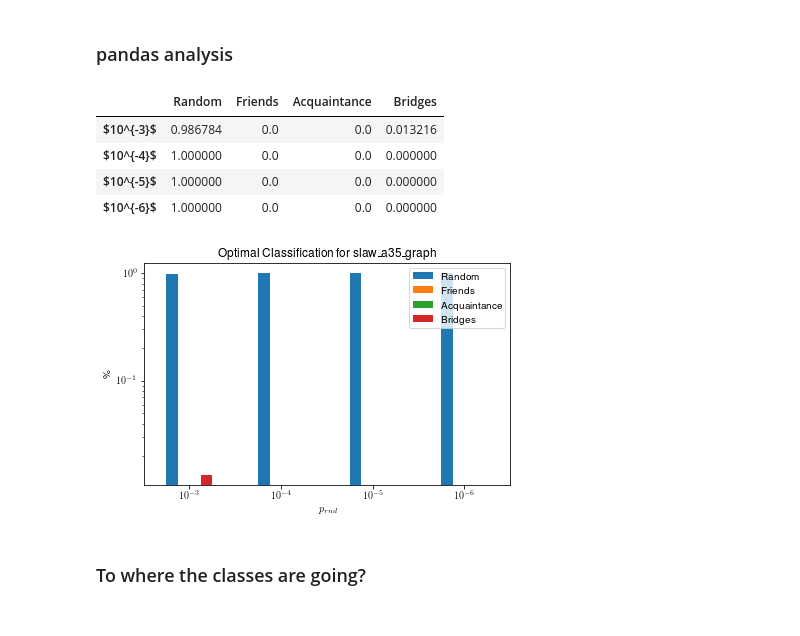
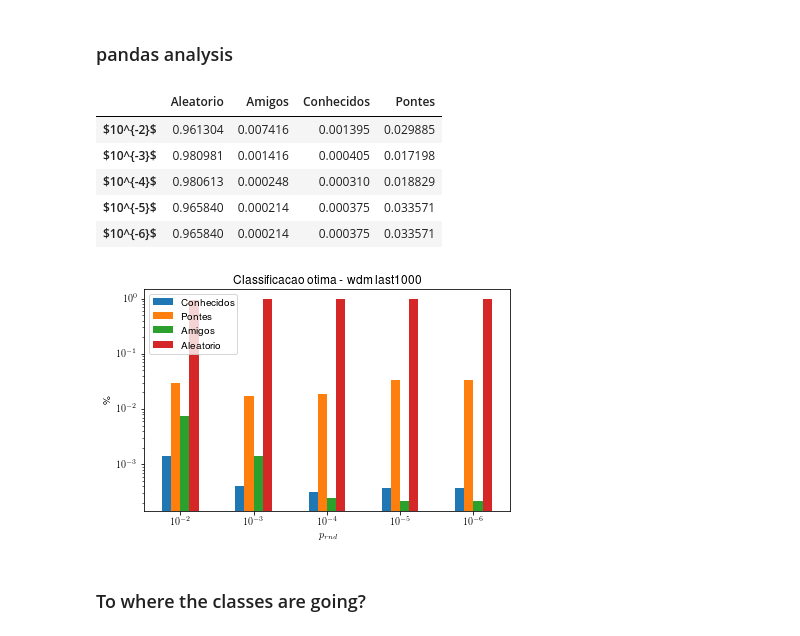
Before and after one commit to guilhermeleobas/recastd, a Jupyter notebook: python/notebooks/acertos_erros.ipynb, the cells around one changed output. Drawn from its saved outputs; the diff is of its cells as text; code cells hidden in the pictures.

```diff
--- a/python/notebooks/acertos_erros.ipynb
+++ b/python/notebooks/acertos_erros.ipynb
@@ -144,3 +171,6 @@ def classificacao_otima (cls, base):
         if base[(x, y)] == c1 == c2:
             opt[c1] += 1
     return opt
+# %%
+otimo2 = classificacao_otima (classifier2, base2)
+otimo2
@@ -168,6 +200,7 @@ otimo6
 ### pandas analysis
 # %%
 df = pd.DataFrame.from_dict ({
+    '$10^{-2}$': otimo2,
     '$10^{-3}$': otimo3,
     '$10^{-4}$': otimo4,
     '$10^{-5}$': otimo5,
@@ -175,30 +208,33 @@ df = pd.DataFrame.from_dict ({
 })
 
 df = df.transpose()
-df.columns = ['Random', 'Friends', 'Acquaintance', 'Bridges']
+df.columns = ['Aleatorio', 'Amigos', 'Conhecidos', 'Pontes']
 # %%
 df['sum'] = df.sum(axis=1)
-df = df.loc[:, 'Random':'Bridges'].div(df['sum'], axis=0)
+df = df.loc[:, 'Aleatorio':'Pontes'].div(df['sum'], axis=0)
 df
 # %% [output]
-|  | Random | Friends | Acquaintance | Bridges |
-| $10^{-3}$ | 0.986784 | 0.0 | 0.0 | 0.013216 |
-| $10^{-4}$ | 1.000000 | 0.0 | 0.0 | 0.000000 |
-| $10^{-5}$ | 1.000000 | 0.0 | 0.0 | 0.000000 |
-| $10^{-6}$ | 1.000000 | 0.0 | 0.0 | 0.000000 |
+|  | Aleatorio | Amigos | Conhecidos | Pontes |
+| $10^{-2}$ | 0.961304 | 0.007416 | 0.001395 | 0.029885 |
+| $10^{-3}$ | 0.980981 | 0.001416 | 0.000405 | 0.017198 |
+| $10^{-4}$ | 0.980613 | 0.000248 | 0.000310 | 0.018829 |
+| $10^{-5}$ | 0.965840 | 0.000214 | 0.000375 | 0.033571 |
+| $10^{-6}$ | 0.965840 | 0.000214 | 0.000375 | 0.033571 |
+# %%
+df = df[['Conhecidos', 'Pontes', 'Amigos', 'Aleatorio']]
 # %%
 ax = df.plot(kind='bar',
         logy=True,
-        title='Optimal Classification for {}'.format(trace_recastd.replace('_', '\_')),
+        title='Classificacao otima - {}'.format(trace_recastd.replace('_', ' ')),
         rot=0)
 
 ax.set_ylabel('\%')
 ax.set_xlabel('$p_{rnd}$')
 
 fig = ax.get_figure();
 # fig.savefig('images/' + trace_recastd + '/classes/optimal.png')
 # %% [output]
-[figure, old version]
+[figure, new version]
 # %% [markdown]
 ### To where the classes are going?
 # %%
```
Also changed, not shown: parts of 32 cells of this notebook, 40 other files.
